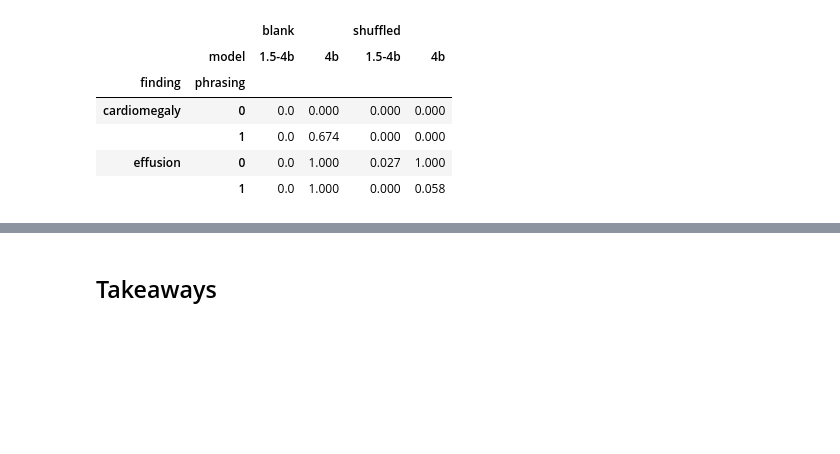
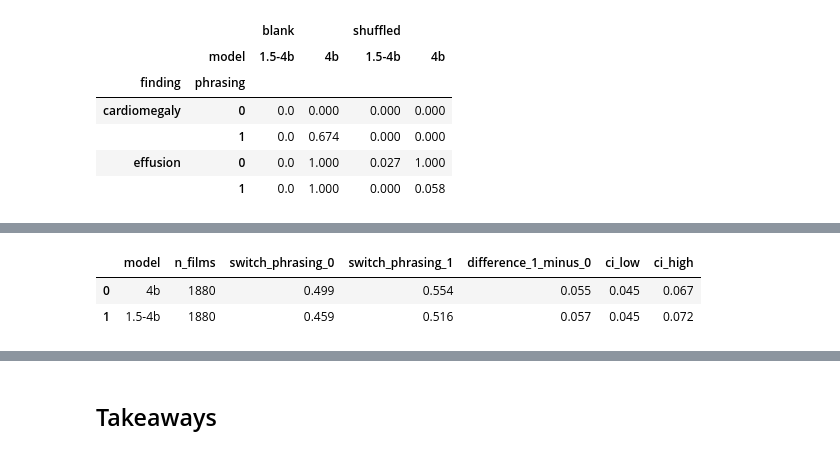
Before and after one commit to m871-akram/cxr-grounding, a Jupyter notebook: notebooks/03b_dose.ipynb, the cells around one changed output, grey strips where cells are left out. Cells and saved outputs as stored; diff of their text form; code cells hidden in the pictures; blank space fills up the shorter version.

```diff
--- a/notebooks/03b_dose.ipynb
+++ b/notebooks/03b_dose.ipynb
@@ -223,0 +279,22 @@ controls.pivot_table(index=["finding", "phrasing"], columns="model", values=["bl
+# %%
+rows = []
+for m in models:
+    s = scores[m]
+    real = s[(s["group"] == "real") & s["ctr"].notna()]
+    wide = real.pivot_table(index=["image", "patient_id", "ctr"], columns="phrasing", values="p_yes").reset_index()
+    def diff(d):
+        return (fit(d.rename(columns={1: "p_yes"}))[0] - fit(d.rename(columns={0: "p_yes"}))[0])
+    groups = [g.index.to_numpy() for _, g in wide.groupby("patient_id")]
+    rng = np.random.default_rng(0)
+    boots = [diff(wide.loc[np.concatenate([groups[i] for i in rng.integers(len(groups), size=len(groups))])])
+             for _ in range(1000)]
+    rows.append({"model": m, "n_films": len(wide), "switch_phrasing_0": fit(wide.rename(columns={0: "p_yes"}))[0],
+                 "switch_phrasing_1": fit(wide.rename(columns={1: "p_yes"}))[0], "difference_1_minus_0": diff(wide),
+                 "ci_low": np.percentile(boots, 2.5), "ci_high": np.percentile(boots, 97.5)})
+phrasing_effect = pd.DataFrame(rows).round(3)
+phrasing_effect.to_csv(R / "dose_phrasing_effect.csv", index=False)
+phrasing_effect
+# %% [output]
+|  | model | n_films | switch_phrasing_0 | switch_phrasing_1 | difference_1_minus_0 | ci_low | ci_high |
+| 0 | 4b | 1880 | 0.499 | 0.554 | 0.055 | 0.045 | 0.067 |
+| 1 | 1.5-4b | 1880 | 0.459 | 0.516 | 0.057 | 0.045 | 0.072 |
```
Also changed, not shown: parts of 5 cells of this notebook, 4 other files.
